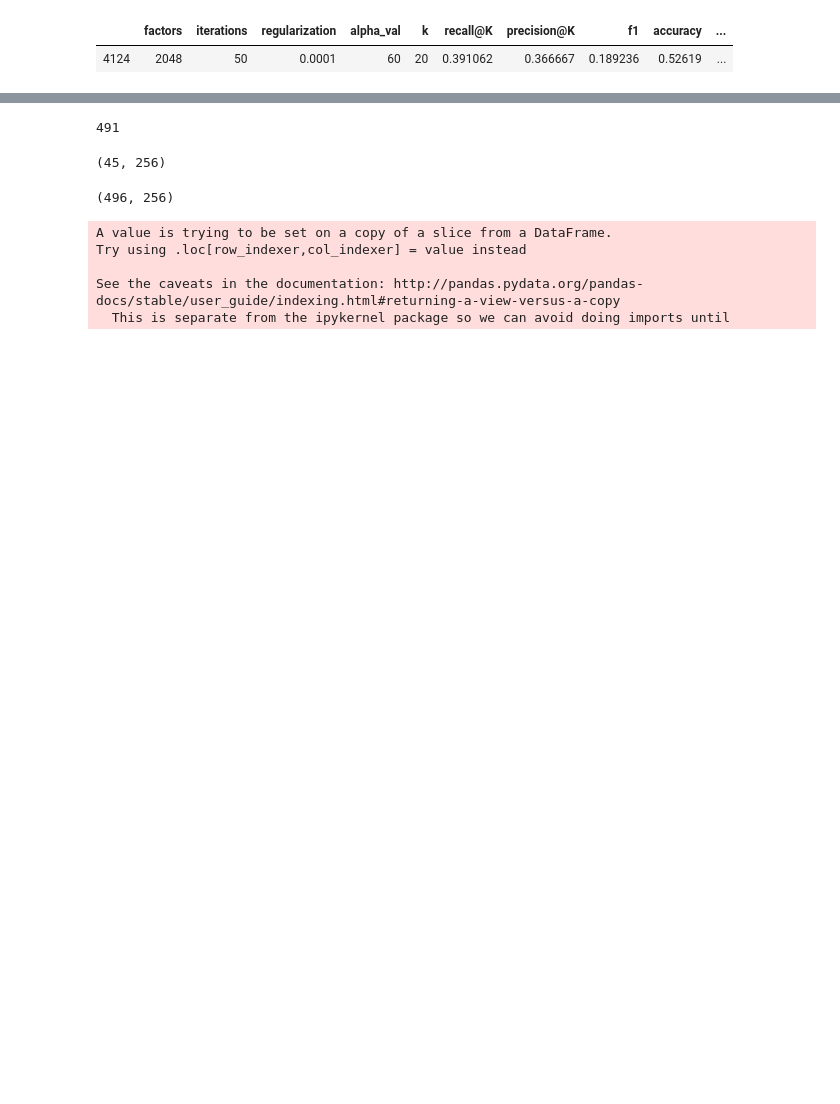
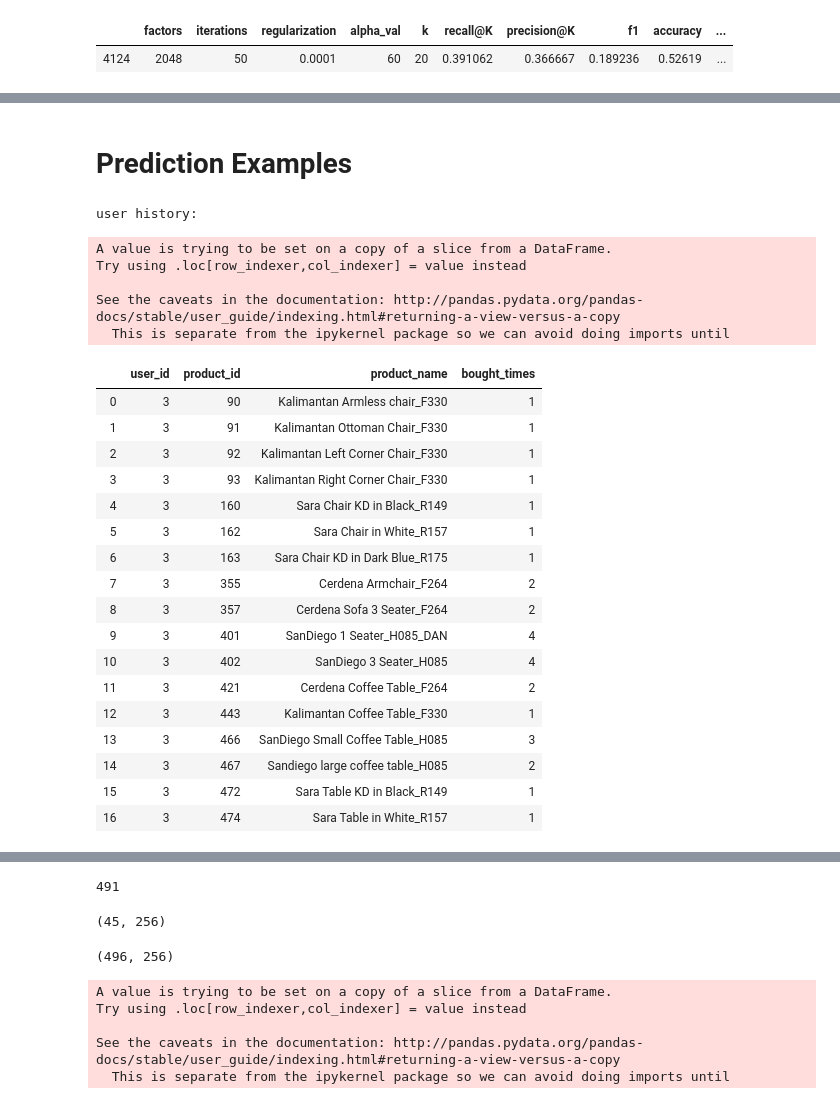
Before and after one commit to dzungcamlang/recsys_ecommerce, a Jupyter notebook: recsys/recsys_furniture_dataset.ipynb, the cells around one changed output, grey strips where cells are left out. Saved outputs shown, nothing was run; the diff lists cells and outputs as text; code cells hidden in the pictures; blank space fills up the shorter version.

```diff
--- a/recsys/recsys_furniture_dataset.ipynb
+++ b/recsys/recsys_furniture_dataset.ipynb
@@ -480 +457,40 @@ df2[df2.user_id == user_id].describe(include="all").T
+# %% [markdown]
+# Prediction Examples
+# %%
+user_id = 3
+
+print("user history:")
+his_df = processing_df(train_df[train_df.user_id == user_id])
+_p_names = []
+for p_id in his_df.product_id.values:
+    _p_names.append(product_df.product_name.loc[product_df.product_id==p_id].iloc[0])
+his_df["product_name"] = _p_names
+his_df = his_df[["user_id", "product_id", "product_name", "point"]]
+his_df.columns = ["user_id", "product_id", "product_name", "bought_times"]
+his_df
+# %% [output]
+user history:
+A value is trying to be set on a copy of a slice from a DataFrame.
+Try using .loc[row_indexer,col_indexer] = value instead
+
+See the caveats in the documentation: http://pandas.pydata.org/pandas-docs/stable/user_guide/indexing.html#returning-a-view-versus-a-copy
+  This is separate from the ipykernel package so we can avoid doing imports until
+|  | user_id | product_id | product_name | bought_times |
+| 0 | 3 | 90 | Kalimantan Armless chair_F330 | 1 |
+| 1 | 3 | 91 | Kalimantan Ottoman Chair_F330 | 1 |
+| 2 | 3 | 92 | Kalimantan Left Corner Chair_F330 | 1 |
+| 3 | 3 | 93 | Kalimantan Right Corner Chair_F330 | 1 |
+| 4 | 3 | 160 | Sara Chair KD in Black_R149 | 1 |
+| 5 | 3 | 162 | Sara Chair in White_R157 | 1 |
+| 6 | 3 | 163 | Sara Chair KD in Dark Blue_R175 | 1 |
+| 7 | 3 | 355 | Cerdena Armchair_F264 | 2 |
+| 8 | 3 | 357 | Cerdena Sofa 3 Seater_F264 | 2 |
+| 9 | 3 | 401 | SanDiego 1 Seater_H085_DAN | 4 |
+| 10 | 3 | 402 | SanDiego 3 Seater_H085 | 4 |
+| 11 | 3 | 421 | Cerdena Coffee Table_F264 | 2 |
+| 12 | 3 | 443 | Kalimantan Coffee Table_F330 | 1 |
+| 13 | 3 | 466 | SanDiego Small Coffee Table_H085 | 3 |
+| 14 | 3 | 467 | Sandiego large coffee table_H085 | 2 |
+| 15 | 3 | 472 | Sara Table KD in Black_R149 | 1 |
+| 16 | 3 | 474 | Sara Table in White_R157 | 1 |
 # %%
```
Also changed, not shown: parts of 10 cells of this notebook, 2 other files.
